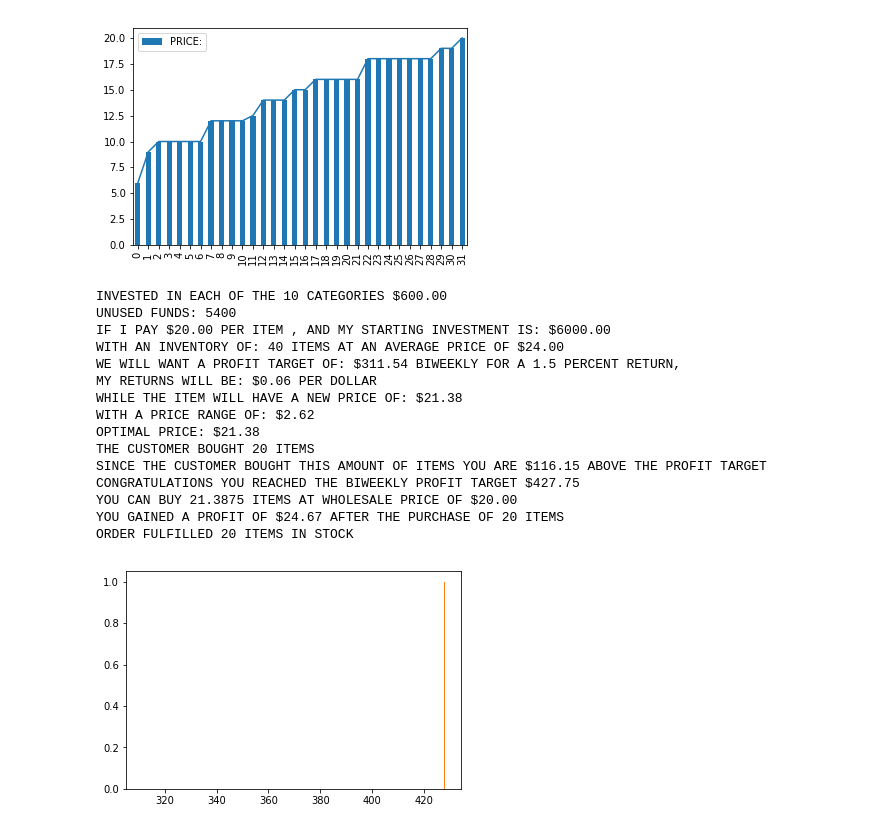
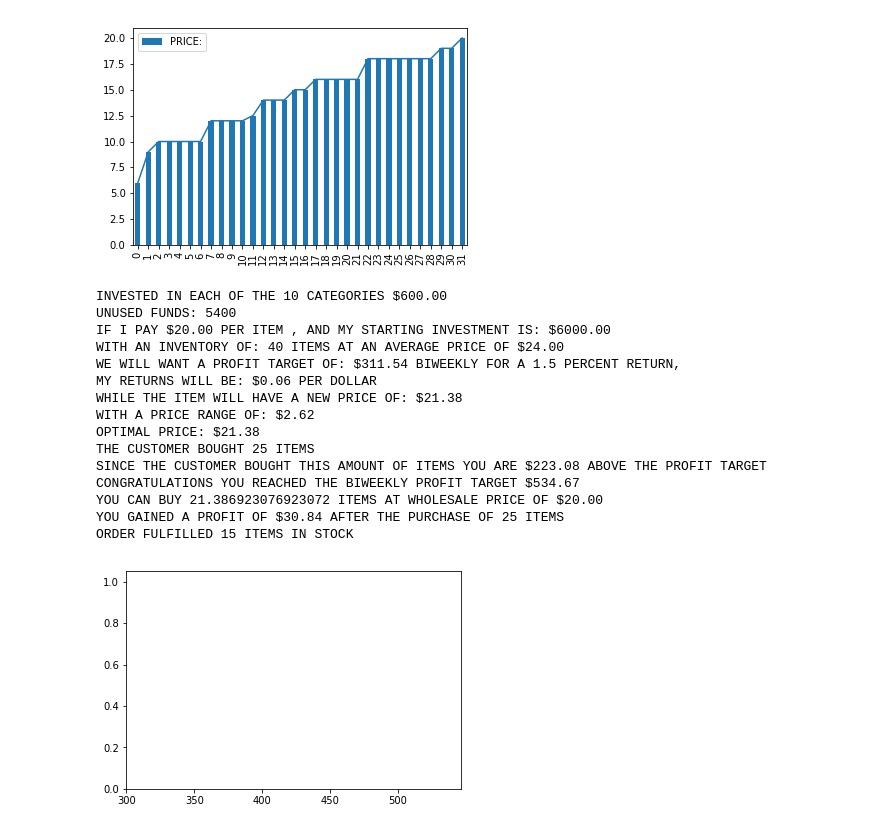
Before and after one commit to gamma-ai/shopify_AI, a Jupyter notebook: shopifai_agent.ipynb, the cells around one changed output. Cells and saved outputs as stored; diff of their text form; code cells hidden in the pictures.

```diff
--- a/shopifai_agent.ipynb
+++ b/shopifai_agent.ipynb
@@ -186,10 +186,10 @@ def optimize_price(initial_investment,per_category_investment,inventory,i_pay,me
 #     print('ANNUAL PROFIT: {:.2f}'.format(inital_investment*returns*26))
     cus_buys = customer_buys
     customer_buys = customer_buys * optimal_price
-    back_order = True
+    company_backorder = 0
+    back_order = company_backorder
     in_stock = True
     amount_in_stock = inventory - cus_buys
-    restocked=True
     if customer_buys >= profit_target:
         print('THE CUSTOMER BOUGHT {} ITEMS'.format(cus_buys))
         print('SINCE THE CUSTOMER BOUGHT THIS AMOUNT OF ITEMS YOU ARE ${:.2f} ABOVE THE PROFIT TARGET'.format(customer_buys-profit_target))
@@ -199,42 +199,44 @@ def optimize_price(initial_investment,per_category_investment,inventory,i_pay,me
         print('YOU GAINED A PROFIT OF ${:.2f} AFTER THE PURCHASE OF {} ITEMS'.format(customer_buys*returns,cus_buys))
         if amount_in_stock == 0:
             print('CANNOT FULFILL ORDER , OUT OF STOCK BY {} AMOUNT'.format(amount_in_stock))
+        if amount_in_stock == back_order:
+            print('CANNOT ORDER THE COMPANY HAS BACK-ORDERS OF {} ITEMS IN STOCK FOR THIS ITEM'.format(back_order))
         else:
             print('ORDER FULFILLED {} ITEMS IN STOCK'.format(amount_in_stock))
         plt.hist(profit_target)
 #     plt.scatter(customer_buys,optimal_price,price_range,new_price)
         plt.hist(customer_buys)
     elif customer_buys <= profit_target:
         print('THE CUSTOMER BOUGHT {} ITEMS'.format(cus_buys))
         print('SINCE THE CUSTOMER BOUGHT THIS AMOUNT OF ITEMS YOU ARE ${:.2f} AWAY FROM THE PROFIT TARGET  OF ${:.2f}'.format(profit_target-customer_buys,profit_target))
         print('PROFIT TARGET NOT YET HIT')
         can_buy =(customer_buys +returns)/cus_buys
         print('YOU CAN BUY {} ITEMS AT WHOLESALE PRICE OF ${:.2f}'.format(can_buy,i_pay))
         print('YOU GAINED A PROFIT OF ${:.2f} AFTER THE PURCHASE OF {} ITEMS'.format(customer_buys*returns,cus_buys))
         if amount_in_stock == 0:
             print('CANNOT FULFILL ORDER , OUT OF STOCK BY {} AMOUNT'.format(amount_in_stock))
         else:
             print('ORDER FULFILLED {} ITEMS IN STOCK'.format(amount_in_stock))
         plt.hist(profit_target)
 #     plt.scatter(customer_buys,optimal_price,price_range,new_price)
-        plt.hist(customer_buys*invent)
+        plt.hist(customer_buys)
 
     return #i_pay,mean,current_spend,profit_target,returns,new_price
-optimize_price(6000,600,40,20,24,20)
+optimize_price(6000,600,40,20,24,25)
 # %% [output]
 INVESTED IN EACH OF THE 10 CATEGORIES $600.00
 UNUSED FUNDS: 5400
 IF I PAY $20.00 PER ITEM , AND MY STARTING INVESTMENT IS: $6000.00
 WITH AN INVENTORY OF: 40 ITEMS AT AN AVERAGE PRICE OF $24.00
 WE WILL WANT A PROFIT TARGET OF: $311.54 BIWEEKLY FOR A 1.5 PERCENT RETURN,
 MY RETURNS WILL BE: $0.06 PER DOLLAR
 WHILE THE ITEM WILL HAVE A NEW PRICE OF: $21.38
 WITH A PRICE RANGE OF: $2.62
 OPTIMAL PRICE: $21.38
-THE CUSTOMER BOUGHT 20 ITEMS
-SINCE THE CUSTOMER BOUGHT THIS AMOUNT OF ITEMS YOU ARE $116.15 ABOVE THE PROFIT TARGET
-CONGRATULATIONS YOU REACHED THE BIWEEKLY PROFIT TARGET $427.75
-YOU CAN BUY 21.3875 ITEMS AT WHOLESALE PRICE OF $20.00
-YOU GAINED A PROFIT OF $24.67 AFTER THE PURCHASE OF 20 ITEMS
-ORDER FULFILLED 20 ITEMS IN STOCK
+THE CUSTOMER BOUGHT 25 ITEMS
+SINCE THE CUSTOMER BOUGHT THIS AMOUNT OF ITEMS YOU ARE $223.08 ABOVE THE PROFIT TARGET
+CONGRATULATIONS YOU REACHED THE BIWEEKLY PROFIT TARGET $534.67
+YOU CAN BUY 21.386923076923072 ITEMS AT WHOLESALE PRICE OF $20.00
+YOU GAINED A PROFIT OF $30.84 AFTER THE PURCHASE OF 25 ITEMS
+ORDER FULFILLED 15 ITEMS IN STOCK
-[figure, old version]
+[figure, new version]
```
